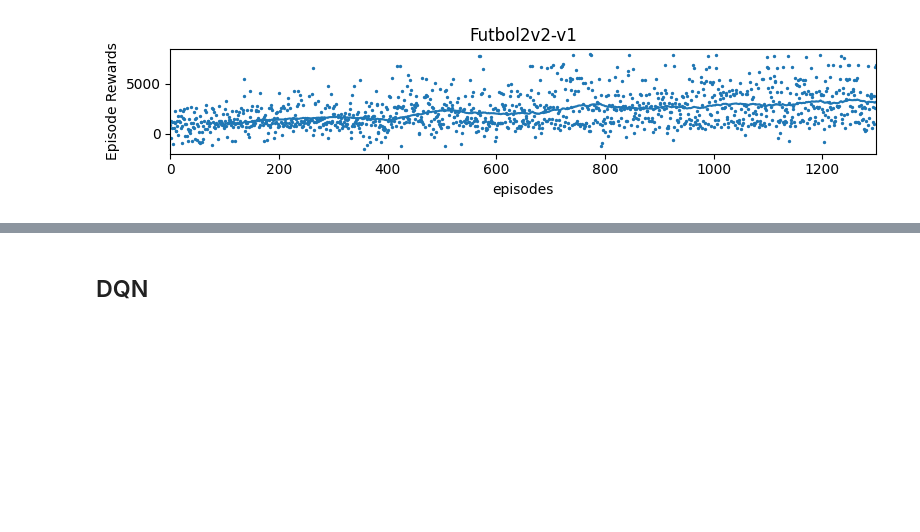
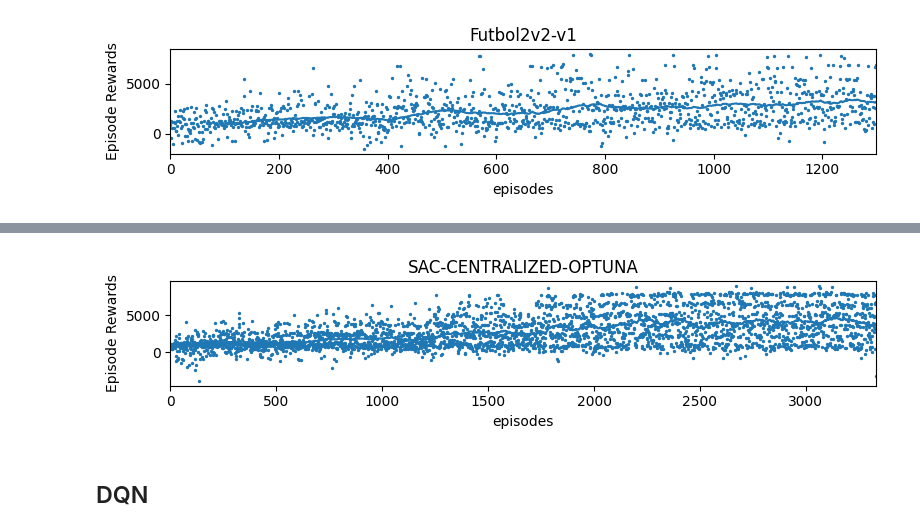
Before and after one commit to TheShenk/hai-nonconflict-action-learning, a Jupyter notebook: experiments.ipynb, the cells around one changed output, grey strips where cells are left out. Saved outputs shown, nothing was run; the diff lists cells and outputs as text; code cells hidden in the pictures; blank space fills up the shorter version.

Commit message:
feat(experiments): add base sac experiment with optuna

```diff
--- a/experiments.ipynb
+++ b/experiments.ipynb
@@ -468,0 +471,27 @@ display.clear_output(wait=True)
+# %%
+from stable_baselines3 import SAC
+ALGORITHM_NAME="sac-centralized-optuna"
+
+log_dir = f"logs/futbol/{ALGORITHM_NAME}"
+tensorboard_log_dir = f"tensorboard/log/{ALGORITHM_NAME}"
+
+def init_football_env():
+    env = gym.make('Futbol2v2-v1', action_space_type="box")
+    return env
+
+eval_env = Monitor(init_football_env())
+env = make_vec_env(init_football_env, n_envs=4, monitor_dir=log_dir)
+
+eval_callback = EvalCallback(eval_env, best_model_save_path=f'./models/footbol/{ALGORITHM_NAME}/', eval_freq=2400, render=False)
+
+model = SAC("MlpPolicy", env, device="cpu", tensorboard_log=tensorboard_log_dir,
+            gamma=0.995,
+            learning_rate=0.0017695661826319208,
+            batch_size=64,
+            buffer_size=100000,
+            learning_starts=1000,
+            train_freq=4,
+            tau=0.005,
+            policy_kwargs=dict(log_std_init=0.7756191967711437, net_arch=[400,300]))
+# %%
+model.learn(total_timesteps=timesteps, callback=eval_callback)
@@ -469,3 +517,11 @@ display.clear_output(wait=True)
+# %%
+model.save(f'./models/footbol/{ALGORITHM_NAME}/last_model')
+env.close()
+results_plotter.plot_results([log_dir], timesteps, results_plotter.X_EPISODES, ALGORITHM_NAME.upper())
+display.display(plt.gcf())
+display.clear_output(wait=True)
+# %% [output]
+[figure, added]
 # %% [markdown]
 ## DQN
 # %%
```
Also changed, not shown: parts of 2 cells of this notebook.
